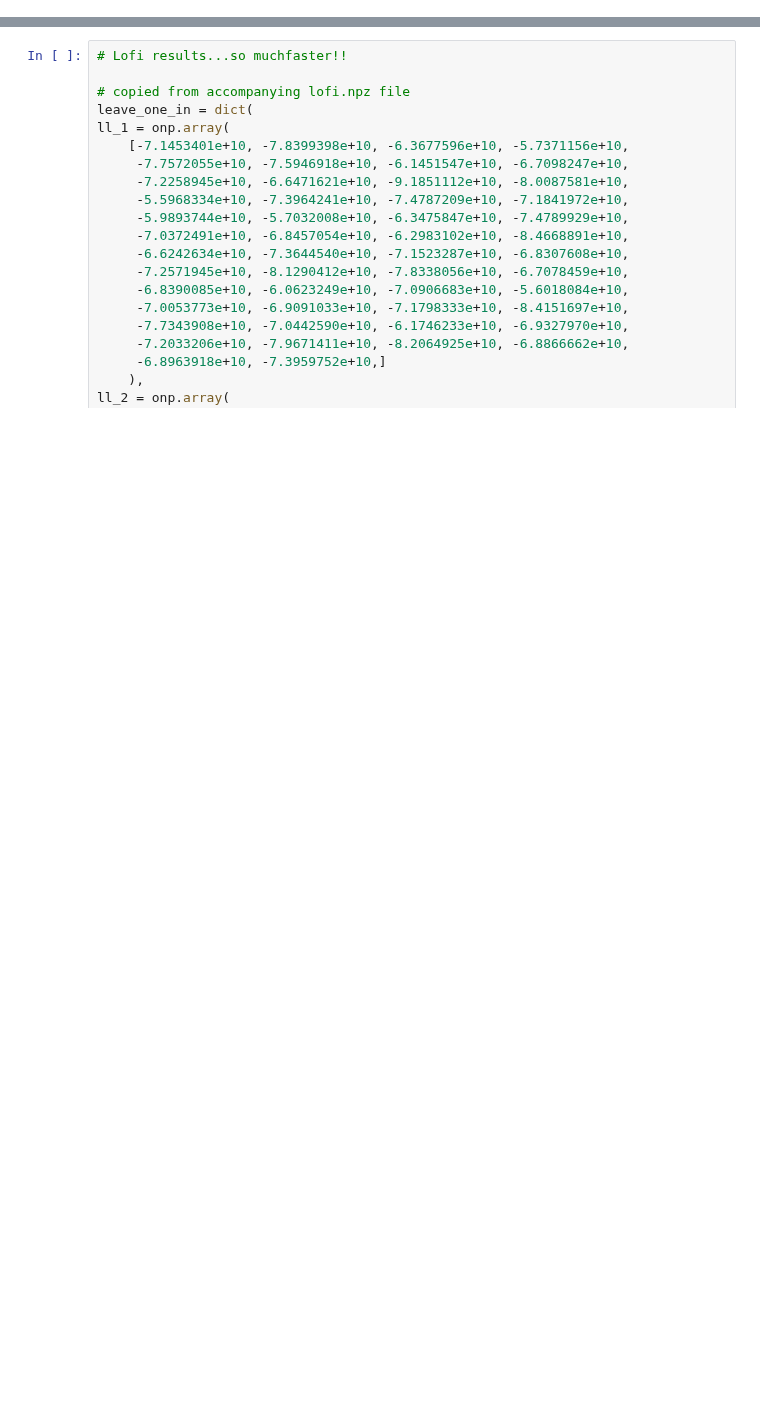
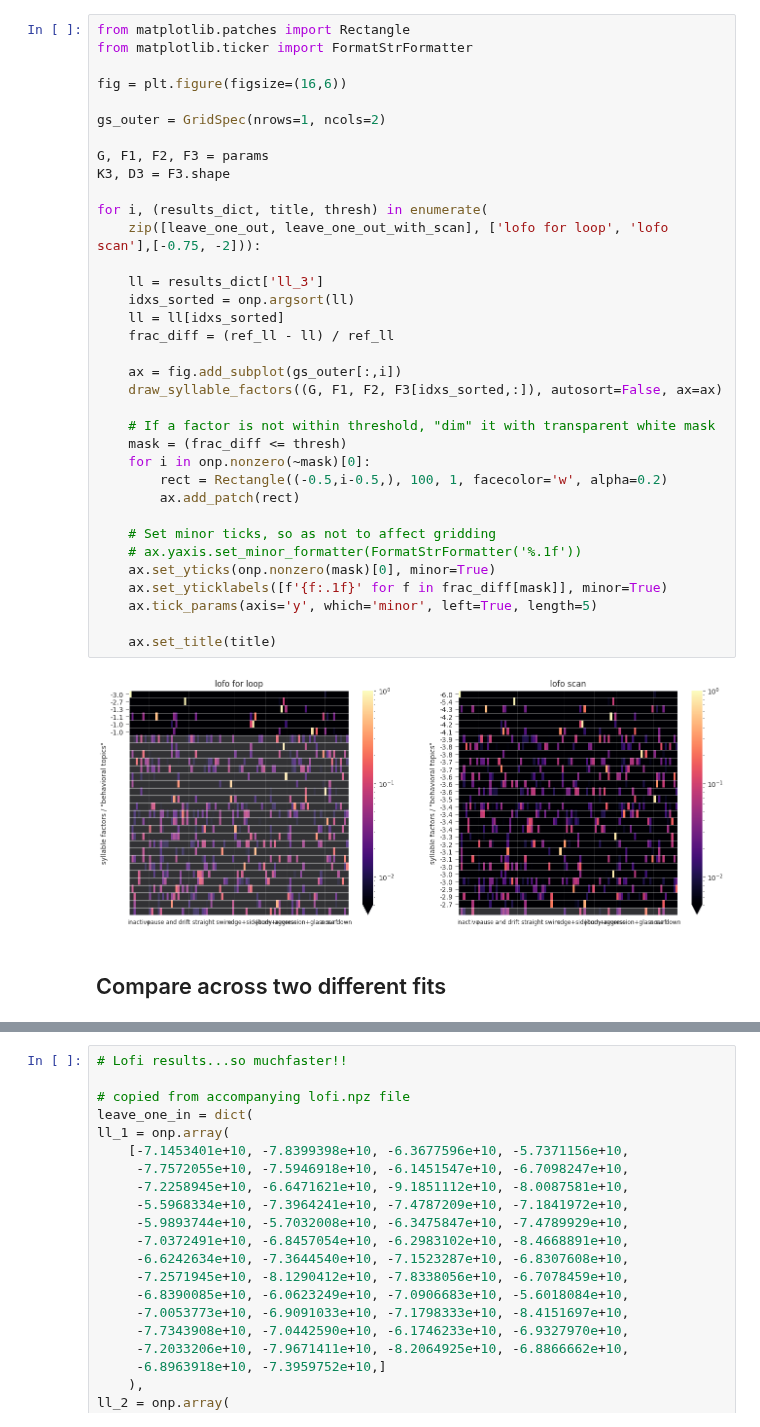
Before and after one commit to lindermanlab/dirichlet-tucker, a Jupyter notebook: analysis/kf-2023-11-07-loo-factor.ipynb, the cells around one changed output, grey strips where cells are left out. Cells and saved outputs as stored; diff of their text form; blank space fills up the shorter version.

```diff
--- a/analysis/kf-2023-11-07-loo-factor.ipynb
+++ b/analysis/kf-2023-11-07-loo-factor.ipynb
@@ -75,0 +213,39 @@ ref_ll = -3874.3681640625 * (14410 * 144 * 0.2) # avg_test_ll * (~mask.sum())
+# %%
+from matplotlib.patches import Rectangle
+from matplotlib.ticker import FormatStrFormatter
+
+fig = plt.figure(figsize=(16,6))
+
+gs_outer = GridSpec(nrows=1, ncols=2)
+
+G, F1, F2, F3 = params
+K3, D3 = F3.shape
+
+for i, (results_dict, title, thresh) in enumerate(
+    zip([leave_one_out, leave_one_out_with_scan], ['lofo for loop', 'lofo scan'],[-0.75, -2])):
+
+    ll = results_dict['ll_3']
+    idxs_sorted = onp.argsort(ll)
+    ll = ll[idxs_sorted]
+    frac_diff = (ref_ll - ll) / ref_ll
+
+    ax = fig.add_subplot(gs_outer[:,i])
+    draw_syllable_factors((G, F1, F2, F3[idxs_sorted,:]), autosort=False, ax=ax)
+
+    # If a factor is not within threshold, "dim" it with transparent white mask
+    mask = (frac_diff <= thresh)
+    for i in onp.nonzero(~mask)[0]:
+        rect = Rectangle((-0.5,i-0.5,), 100, 1, facecolor='w', alpha=0.2)
+        ax.add_patch(rect)
+
+    # Set minor ticks, so as not to affect gridding
+    # ax.yaxis.set_minor_formatter(FormatStrFormatter('%.1f'))
+    ax.set_yticks(onp.nonzero(mask)[0], minor=True)
+    ax.set_yticklabels([f'{f:.1f}' for f in frac_diff[mask]], minor=True)
+    ax.tick_params(axis='y', which='minor', left=True, length=5)
+
+    ax.set_title(title)
+# %% [output]
+[figure, added]
+# %% [markdown]
+## Compare across two different fits
```
Also changed, not shown: parts of 23 cells of this notebook.
